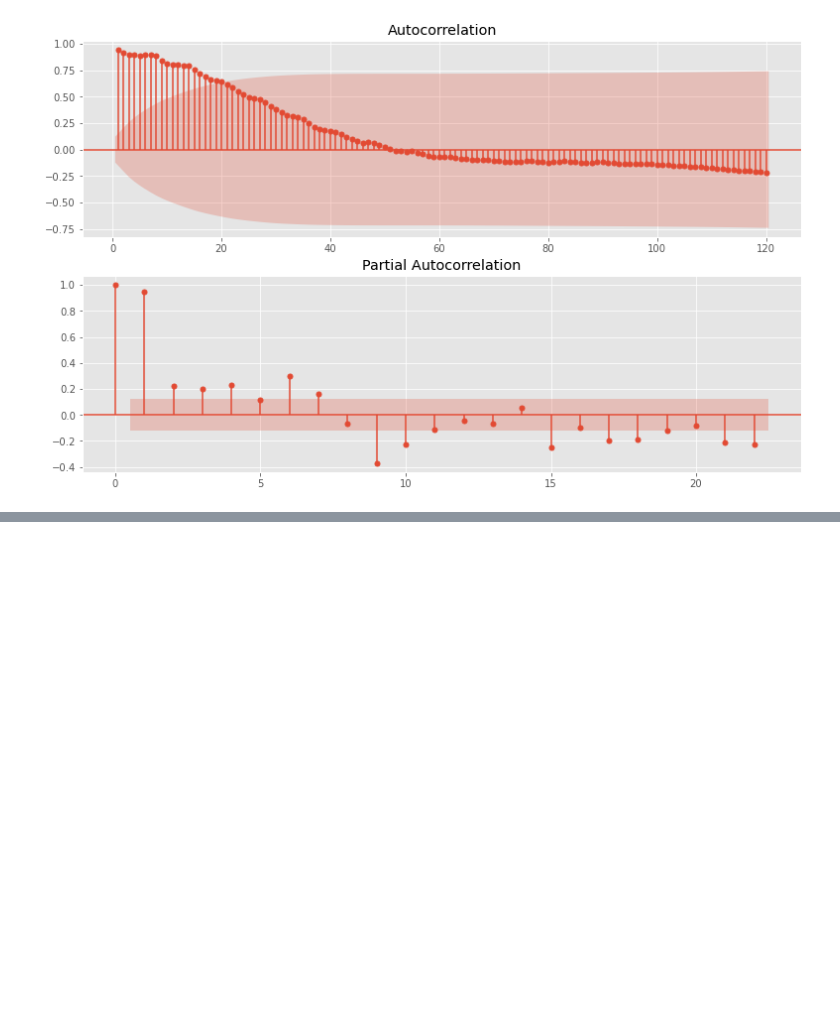
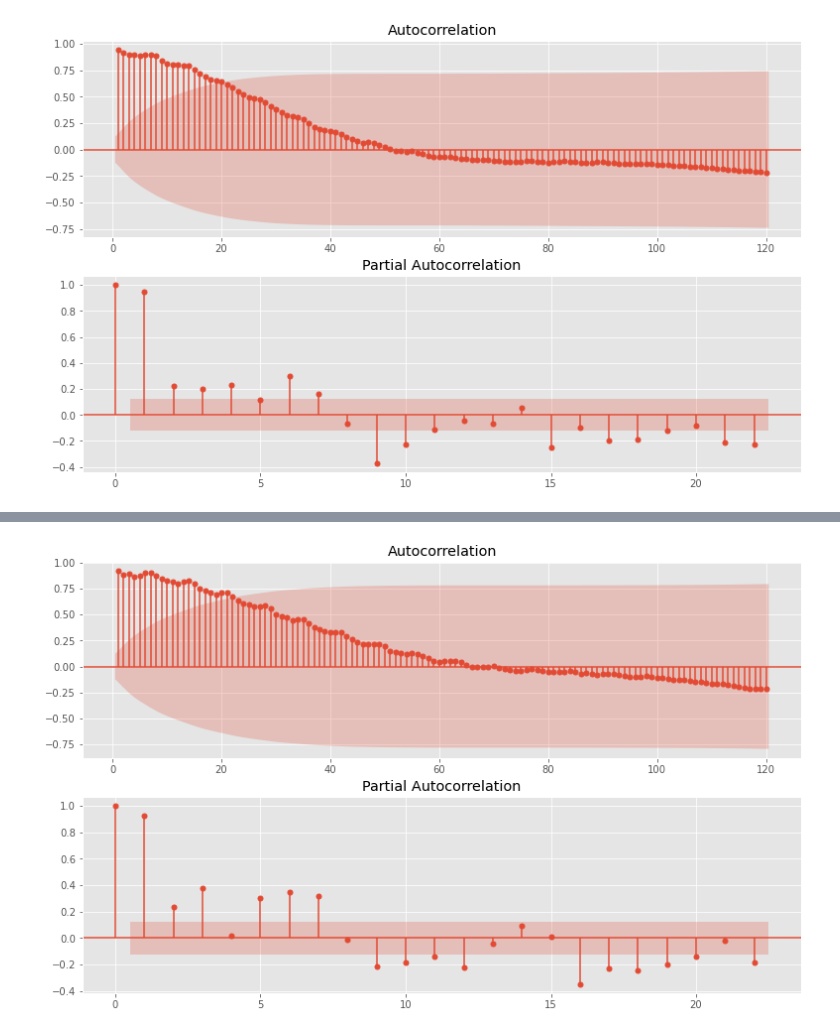
Before and after one commit to bmauss/COVID_Forecast, a Jupyter notebook: 3 ARIMA Modeling.ipynb, the cells around one changed output, grey strips where cells are left out. Cells and saved outputs as stored; diff of their text form; code cells hidden in the pictures; blank space fills up the shorter version.

```diff
--- a/3 ARIMA Modeling.ipynb
+++ b/3 ARIMA Modeling.ipynb
@@ -686,0 +752,4 @@ ca_results
+# %%
+acf_pacf(ga)
+# %% [output]
+[figure, added]
```
Also changed, not shown: parts of 32 cells of this notebook.
